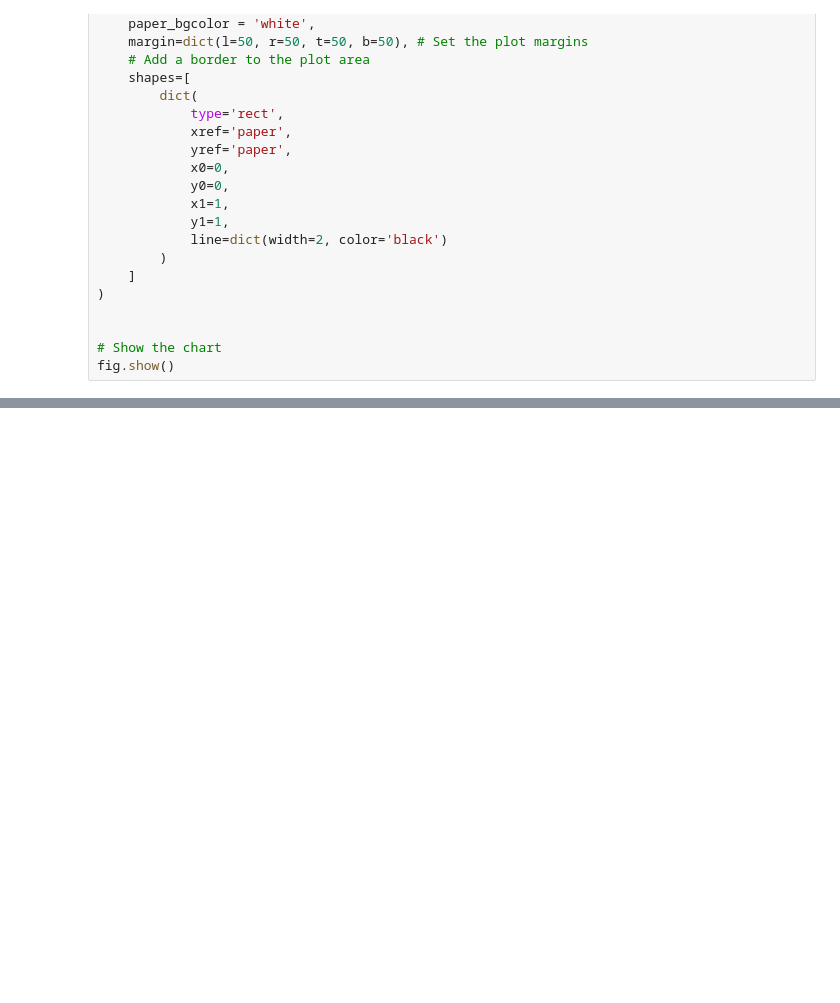
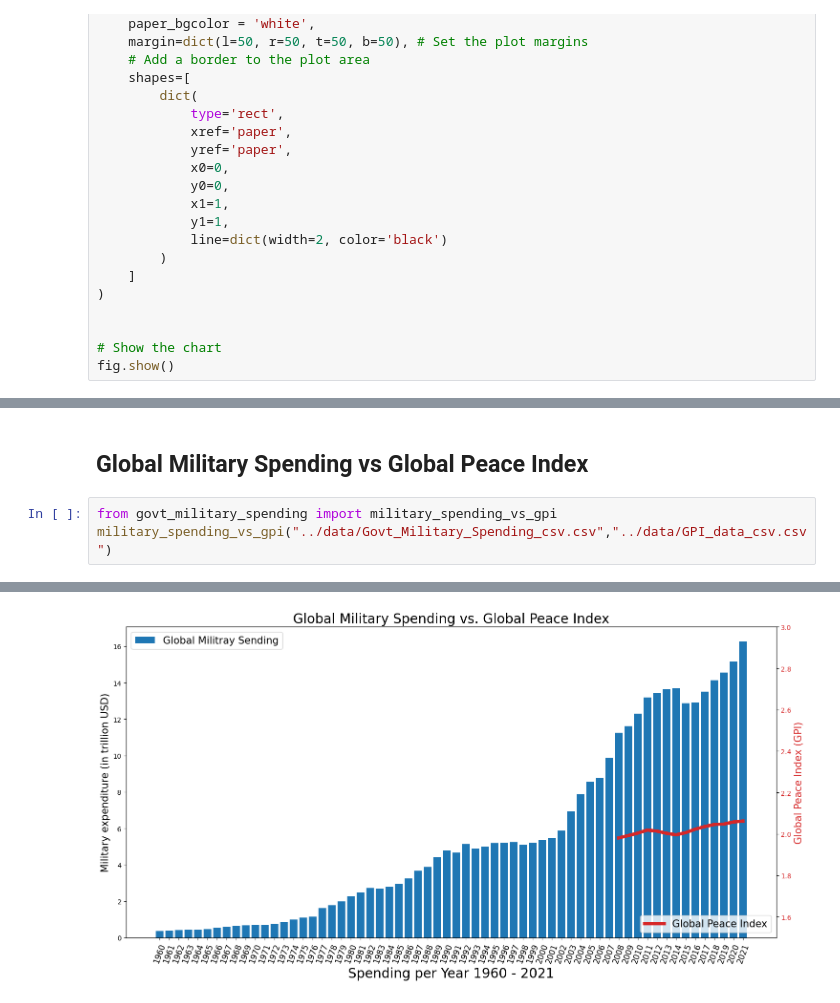
Before and after one commit to zjwlyx/ECE143_Group17, a Jupyter notebook: src/Group_17_Project.ipynb, the cells around one changed output, grey strips where cells are left out. Cells and saved outputs as stored; diff of their text form; blank space fills up the shorter version.

```diff
--- a/src/Group_17_Project.ipynb
+++ b/src/Group_17_Project.ipynb
@@ -793,0 +802,6 @@ fig.show()
+# %% [markdown]
+## Global Military Spending vs Global Peace Index
+# %%
+from govt_military_spending import military_spending_vs_gpi
+military_spending_vs_gpi("../data/Govt_Military_Spending_csv.csv","../data/GPI_data_csv.csv")
+# %% [output]
@@ -793,0 +809 @@ fig.show()
+[figure, added]
```
Also changed, not shown: parts of 42 cells of this notebook, 4 other files.
